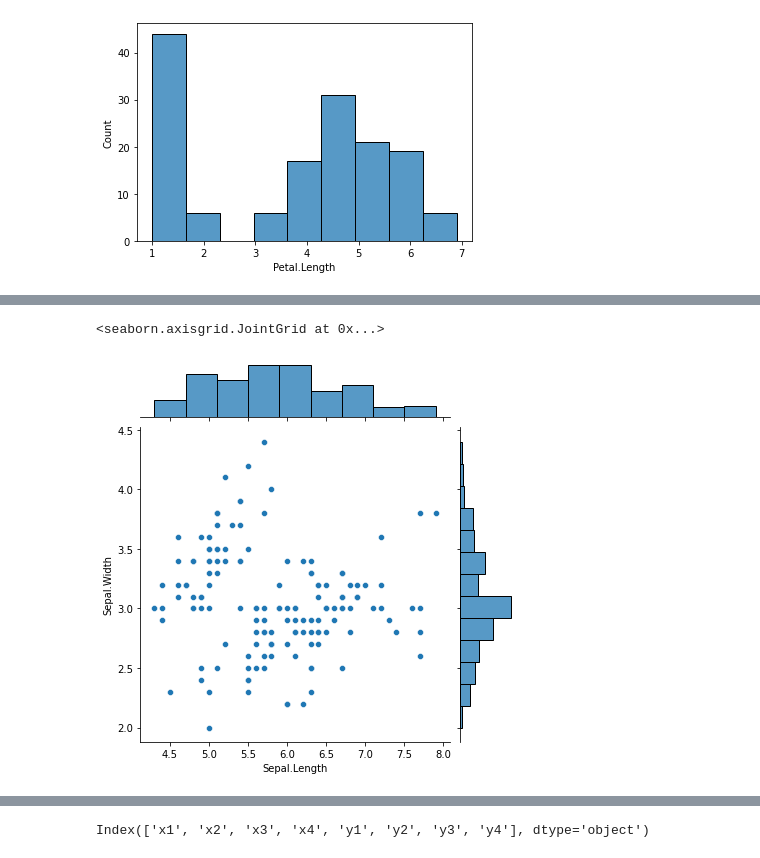
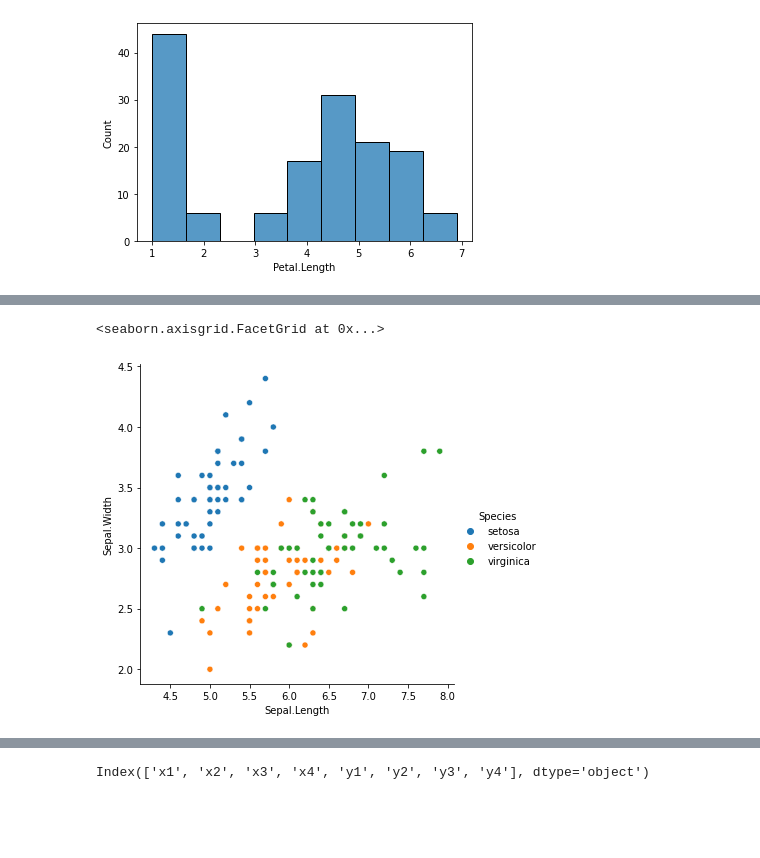
Before and after one commit to PGuajardo/numpy-pandas-visualization-exercises, a Jupyter notebook: seaborn_exercises.ipynb, the cells around one changed output, grey strips where cells are left out. Drawn from its saved outputs; the diff is of its cells as text; code cells hidden in the pictures; blank space fills up the shorter version.

Commit message:
Updated seaborn_exercises .ipynb file

```diff
--- a/seaborn_exercises.ipynb
+++ b/seaborn_exercises.ipynb
@@ -53,10 +65,10 @@ sns.heatmap(iris.corr(),
 # %%
 # Would it be reasonable to predict species based on sepal width and sepal length?
 # %%
-sns.jointplot(data=iris, x='Sepal.Length', y='Sepal.Width')
+sns.relplot(x='Sepal.Length', y='Sepal.Width', data= iris, hue = 'Species')
 # %% [output]
-<seaborn.axisgrid.JointGrid at 0x...>
+<seaborn.axisgrid.FacetGrid at 0x...>
-[figure, old version]
+[figure, new version]
 # %%
 # Which features would be best used to predict species?
 # %%
```
Also changed, not shown: parts of 34 cells of this notebook.
